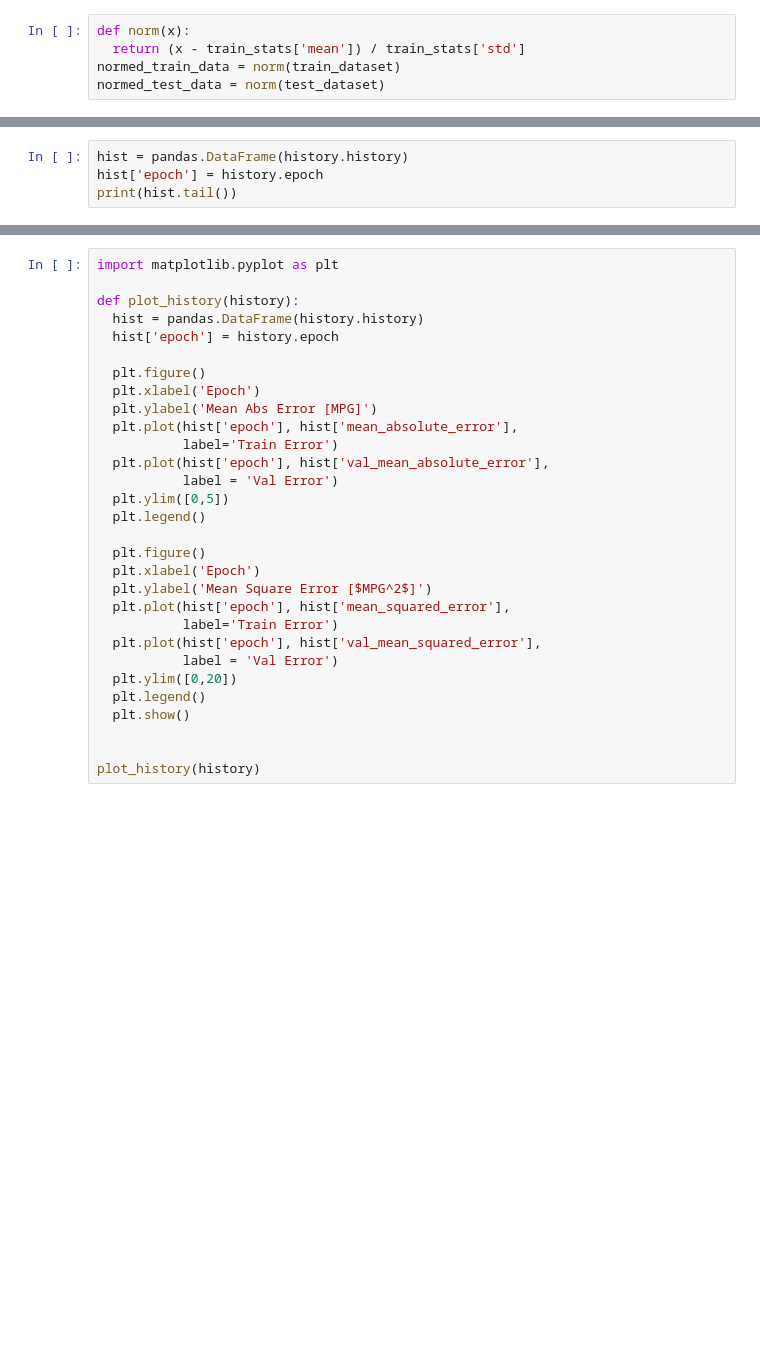
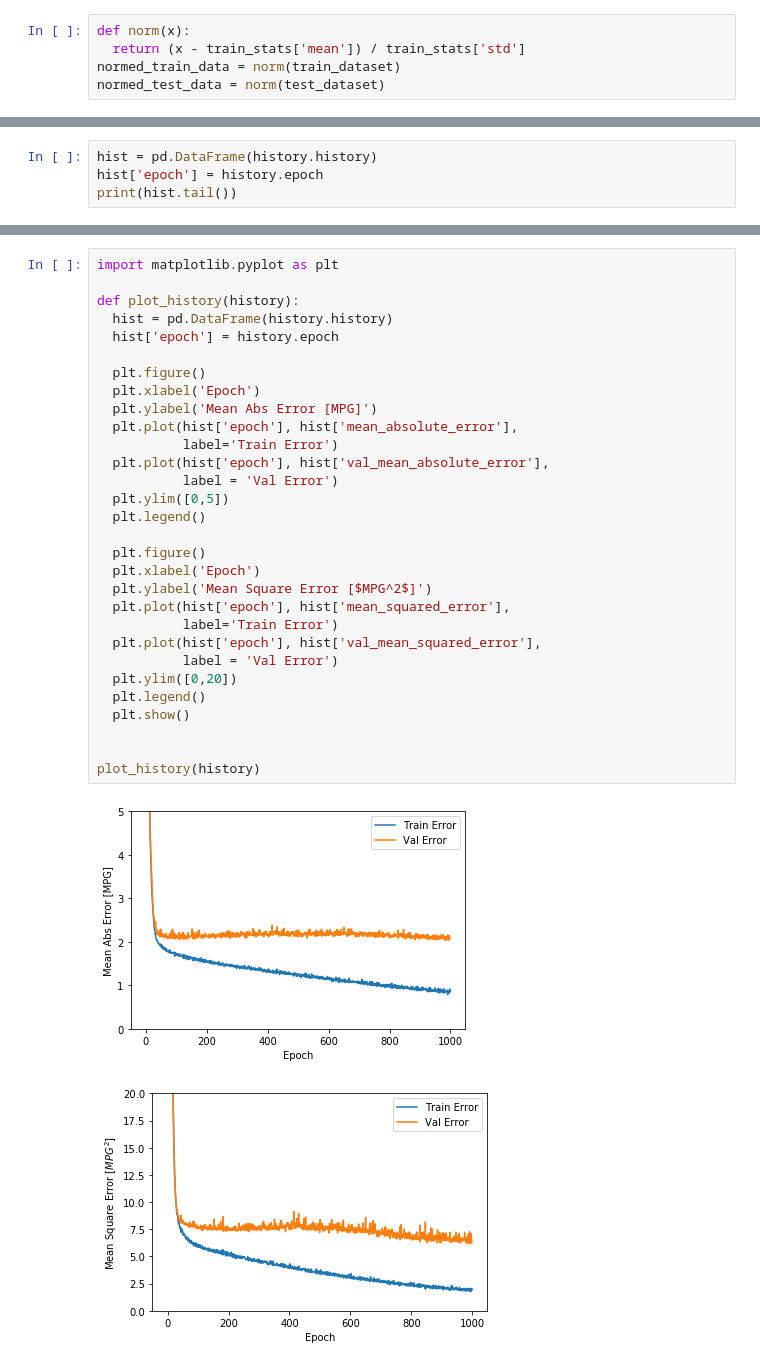
Before and after one commit to foundation-models/tutorial, a Jupyter notebook: predict fuel efficiency.ipynb, the cells around one changed output, grey strips where cells are left out. Saved outputs shown, nothing was run; the diff lists cells and outputs as text; blank space fills up the shorter version.

```diff
--- a/predict fuel efficiency.ipynb
+++ b/predict fuel efficiency.ipynb
@@ -98,4 +203,4 @@ history = model.fit(
 # %%
-hist = pandas.DataFrame(history.history)
+hist = pd.DataFrame(history.history)
 hist['epoch'] = history.epoch
 print(hist.tail())
@@ -102,33 +221,36 @@ print(hist.tail())
 # %%
 import matplotlib.pyplot as plt
 
 def plot_history(history):
-  hist = pandas.DataFrame(history.history)
+  hist = pd.DataFrame(history.history)
   hist['epoch'] = history.epoch
 
   plt.figure()
   plt.xlabel('Epoch')
   plt.ylabel('Mean Abs Error [MPG]')
   plt.plot(hist['epoch'], hist['mean_absolute_error'],
            label='Train Error')
   plt.plot(hist['epoch'], hist['val_mean_absolute_error'],
            label = 'Val Error')
   plt.ylim([0,5])
   plt.legend()
 
   plt.figure()
   plt.xlabel('Epoch')
   plt.ylabel('Mean Square Error [$MPG^2$]')
   plt.plot(hist['epoch'], hist['mean_squared_error'],
            label='Train Error')
   plt.plot(hist['epoch'], hist['val_mean_squared_error'],
            label = 'Val Error')
   plt.ylim([0,20])
   plt.legend()
   plt.show()
 
 
 plot_history(history)
+# %% [output]
+[figure, added]
+[figure, added]
 # %%
 loss, mae, mse = model.evaluate(normed_test_data, test_labels, verbose=0)
 
```
Also changed, not shown: parts of 15 cells of this notebook.
